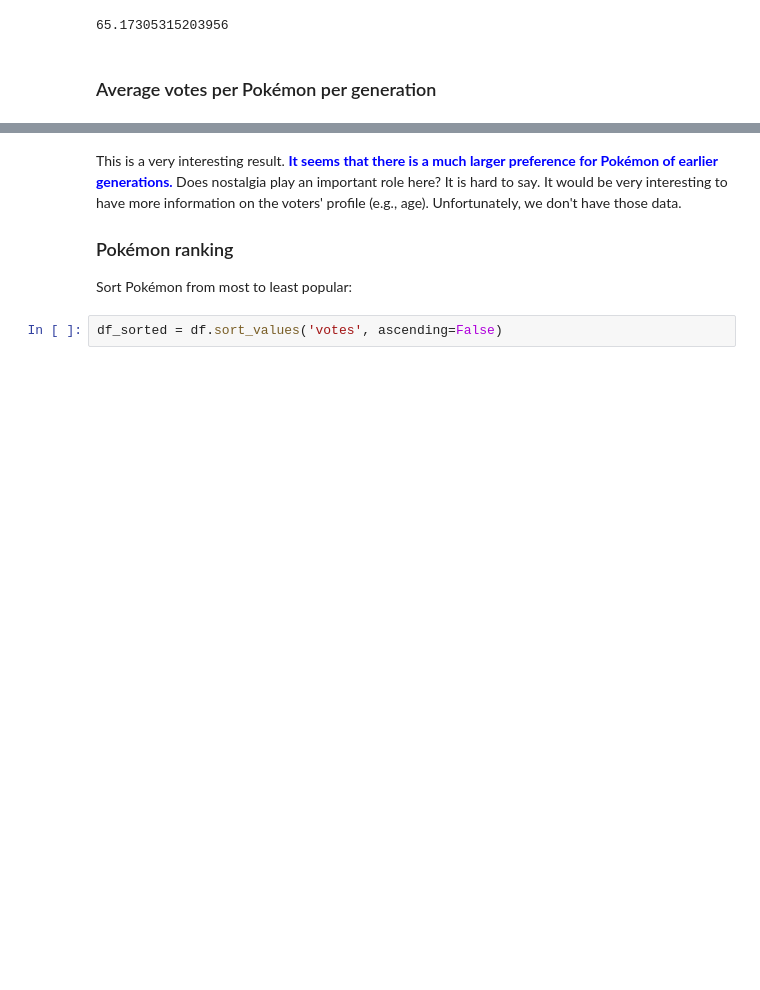
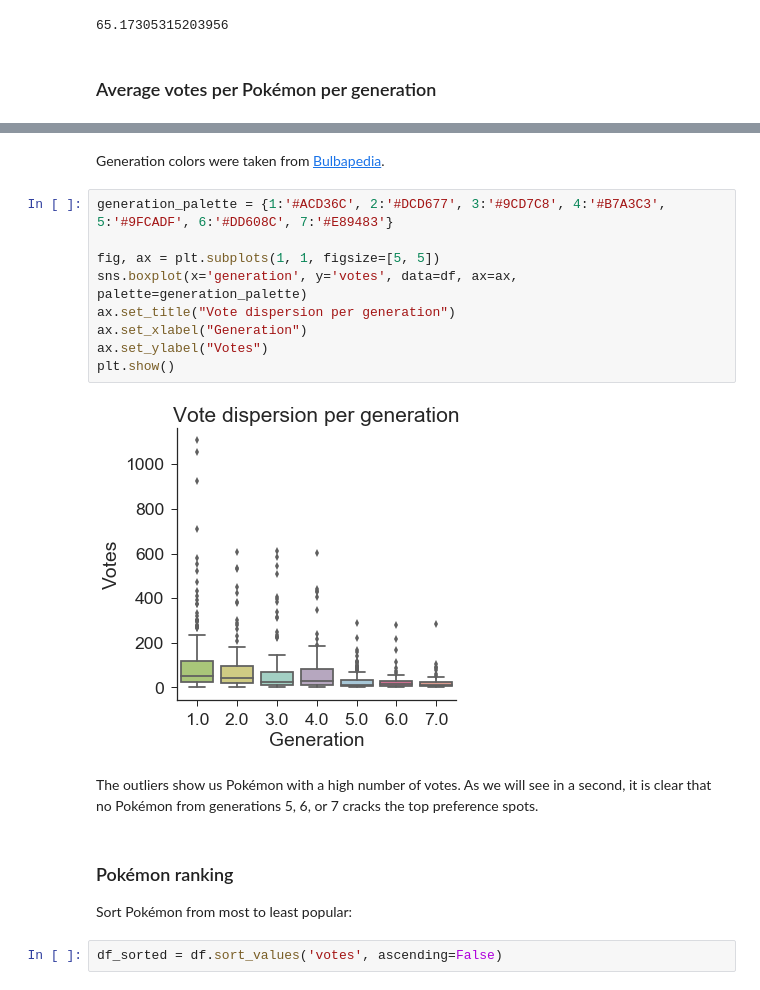
Before and after one commit to arturomoncadatorres/favorite-pokemon, a Jupyter notebook: scripts/pokemon_preferences.ipynb, the cells around one changed output, grey strips where cells are left out. Cells and saved outputs as stored; diff of their text form; blank space fills up the shorter version.

```diff
--- a/scripts/pokemon_preferences.ipynb
+++ b/scripts/pokemon_preferences.ipynb
@@ -115,8 +121,21 @@ plt.show()
-# %% [markdown]
-This is a very interesting result. <font color='blue' style="font-weight:bold">It seems that there is a much larger preference for Pok&eacute;mon of earlier generations. </font> Does nostalgia play an important role here? It is hard to say. It would be very interesting to have more information on the voters' profile (e.g., age). Unfortunately, we don't have those data.
-
-### Pok&eacute;mon ranking
-Sort Pok&eacute;mon from most to least popular:
+# %% [markdown]
+Generation colors were taken from [Bulbapedia](https://bulbapedia.bulbagarden.net/wiki/Generation).
+# %%
+generation_palette = {1:'#ACD36C', 2:'#DCD677', 3:'#9CD7C8', 4:'#B7A3C3', 5:'#9FCADF', 6:'#DD608C', 7:'#E89483'}
+
+fig, ax = plt.subplots(1, 1, figsize=[5, 5])
+sns.boxplot(x='generation', y='votes', data=df, ax=ax, palette=generation_palette)
+ax.set_title("Vote dispersion per generation")
+ax.set_xlabel("Generation")
+ax.set_ylabel("Votes")
+plt.show()
+# %% [output]
+[figure, added]
+# %% [markdown]
+The outliers show us Pok&eacute;mon with a high number of votes. As we will see in a second, it is clear that no Pok&eacute;mon from generations 5, 6, or 7 cracks the top preference spots.
+# %% [markdown]
+### Pok&eacute;mon ranking
+Sort Pok&eacute;mon from most to least popular:
 # %%
 df_sorted = df.sort_values('votes', ascending=False)
 # %% [markdown]
```
Also changed, not shown: parts of 26 cells of this notebook.
